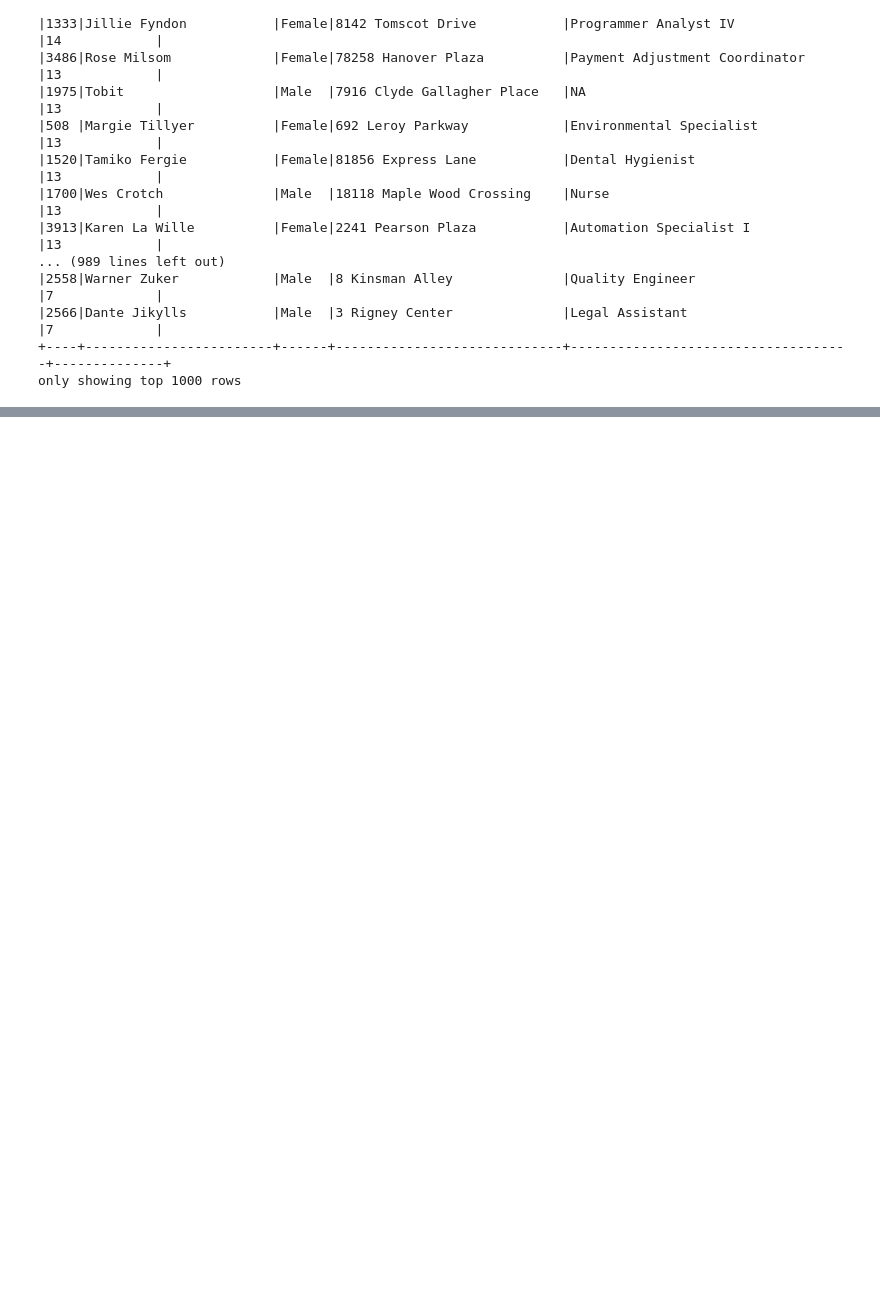
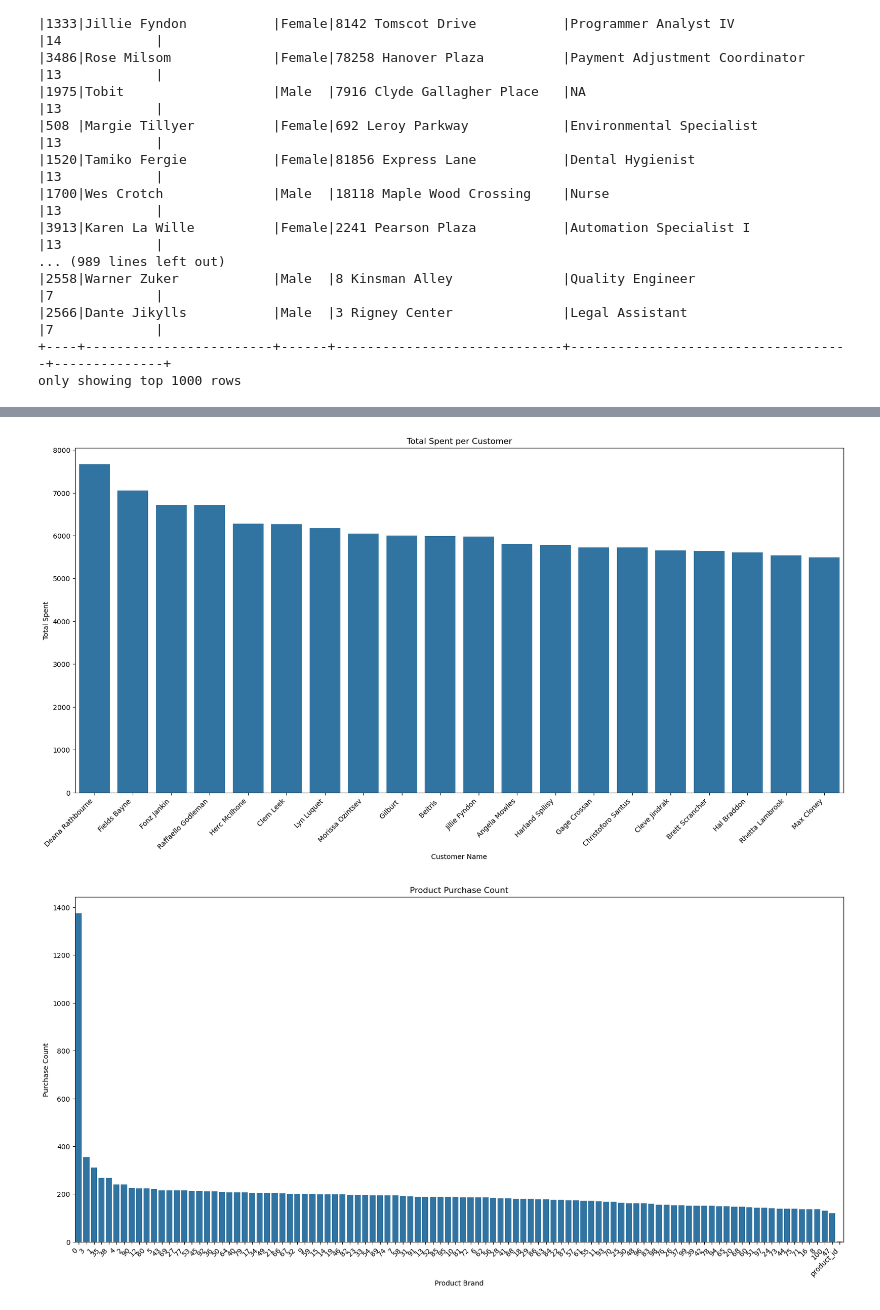
Before and after one commit to MoonFoxCake/Py02-Neo4j-spark, a Jupyter notebook: test.ipynb, the cells around one changed output, grey strips where cells are left out. Cells and saved outputs as stored; diff of their text form; code cells hidden in the pictures; blank space fills up the shorter version.

```diff
--- a/test.ipynb
+++ b/test.ipynb
@@ -217,0 +245,59 @@ Consulta4.write \
+# %%
+import pandas as pd
+import matplotlib.pyplot as plt
+import seaborn as sns
+from sqlalchemy import create_engine
+
+
+postgres_url = "postgresql://user:password@dbpostgres/summaries"
+
+
+engine = create_engine(postgres_url)
+
+
+df_total_spent = pd.read_sql_table('total_spent_per_customer', engine)
+df_product_purchase = pd.read_sql_table('product_purchase_count', engine)
+df_average_spend = pd.read_sql_table('average_spend_per_customer', engine)
+
+
+
+df_total_spent = df_total_spent.sort_values(by='Total_spent', ascending=False)
+df_product_purchase = df_product_purchase.sort_values(by='purchase_count', ascending=False)
+df_average_spend = df_average_spend.sort_values(by='Average_spent', ascending=False)
+
+
+df_total_spent = df_total_spent.head(20)
+df_average_spend = df_average_spend.head(20)
+
+
+plt.figure(figsize=(20, 12))
+sns.barplot(x='name', y='Total_spent', data=df_total_spent, dodge=False)
+plt.title('Total Spent per Customer')
+plt.xlabel('Customer Name')
+plt.ylabel('Total Spent')
+plt.xticks(rotation=45, ha='right')
+plt.subplots_adjust(bottom=0.3)
+plt.show()
+
+
+plt.figure(figsize=(20, 12))
+sns.barplot(x='product_id', y='purchase_count', data=df_product_purchase, dodge=False)
+plt.title('Product Purchase Count')
+plt.xlabel('Product Brand')
+plt.ylabel('Purchase Count')
+plt.xticks(rotation=45, ha='right')
+plt.subplots_adjust(bottom=0.3)
+plt.show()
+
+
+plt.figure(figsize=(20, 12))
+sns.barplot(x='name', y='Average_spent', data=df_average_spend, dodge=False)
+plt.title('Average Spend per Customer')
+plt.xlabel('Customer Name')
+plt.ylabel('Average Spend')
+plt.xticks(rotation=45, ha='right')
+plt.subplots_adjust(bottom=0.3)
+plt.show()
+# %% [output]
+[figure, added]
+[figure, added]
```
Also changed, not shown: parts of 3 cells of this notebook.
